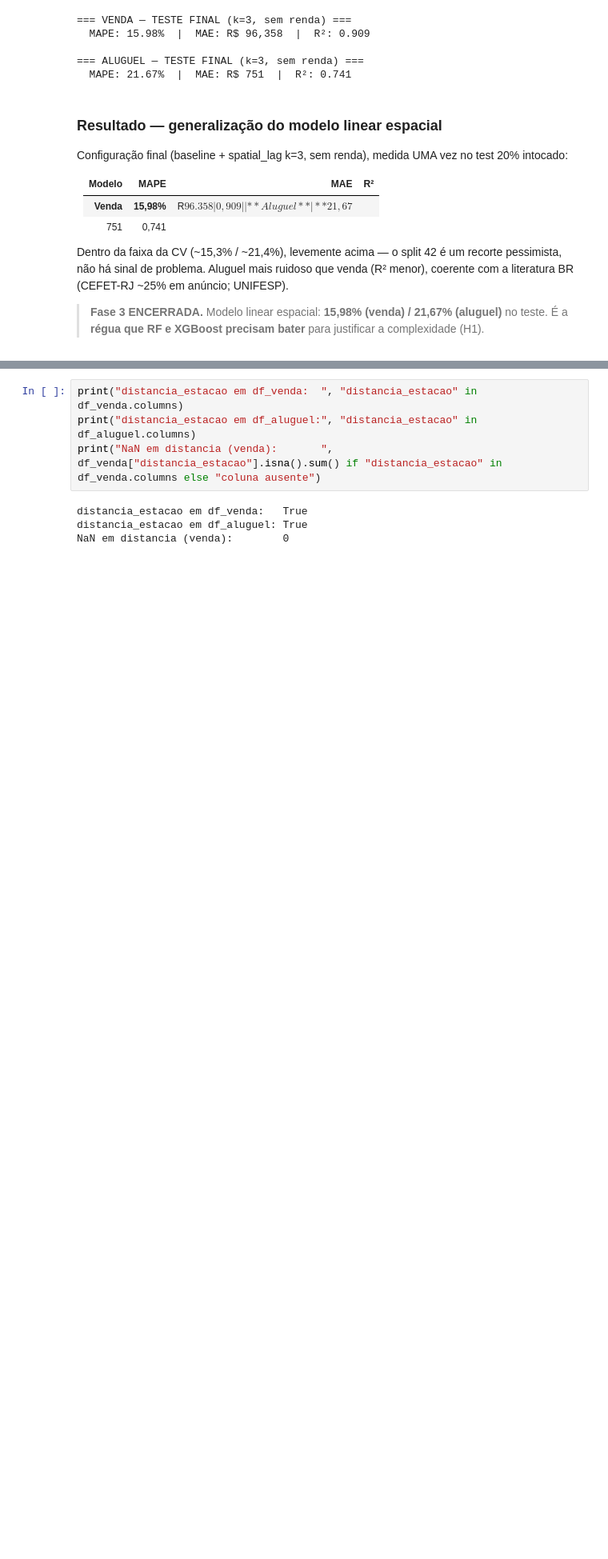
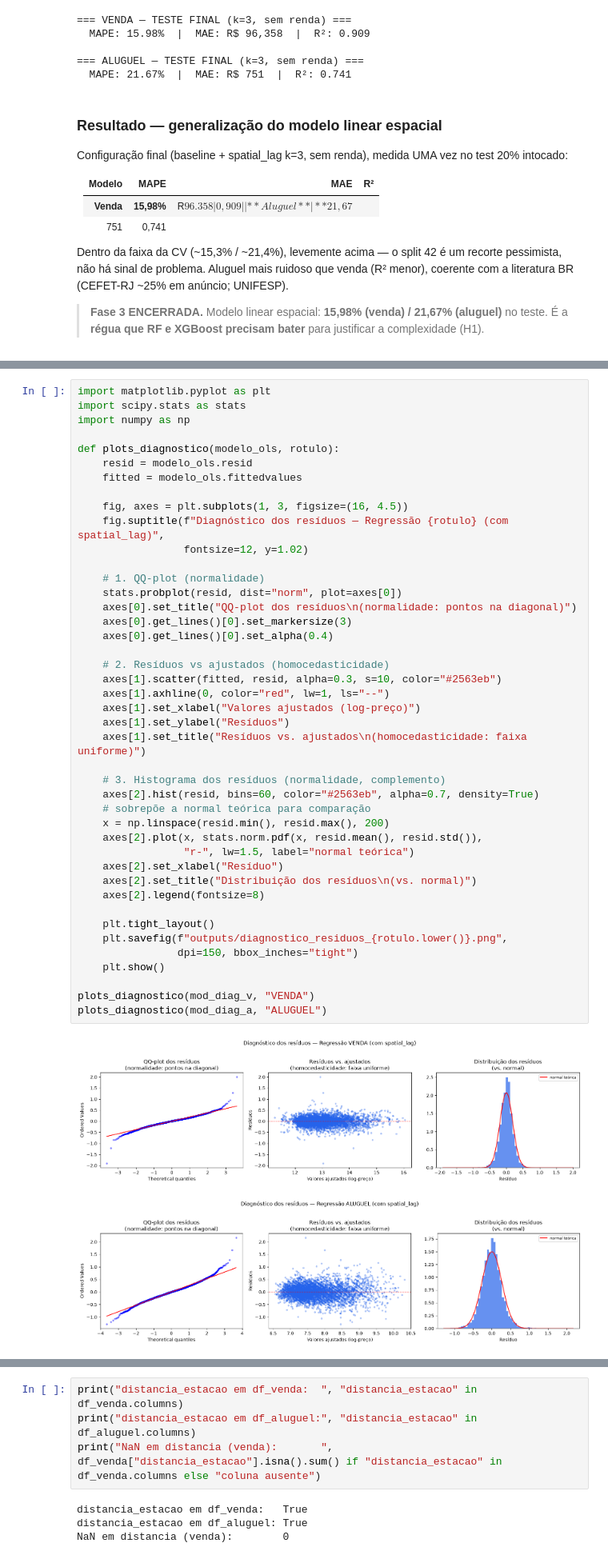
Before and after one commit to lDelmondes/avm-sao-paulo, a Jupyter notebook: 03_modelagem.ipynb, the cells around one changed output, grey strips where cells are left out. Shown at 80% size. Drawn from its saved outputs; the diff is of its cells as text; blank space fills up the shorter version.

Commit message:
Fase 5 concluída: SHAP, diagnósticos da regressão, interpretabilidade (XGBoost campeão, achados de H3)

```diff
--- a/03_modelagem.ipynb
+++ b/03_modelagem.ipynb
@@ -1106,0 +1191,46 @@ coerente com a literatura BR (CEFET-RJ ~25% em anúncio; UNIFESP).
+# %%
+import matplotlib.pyplot as plt
+import scipy.stats as stats
+import numpy as np
+
+def plots_diagnostico(modelo_ols, rotulo):
+    resid = modelo_ols.resid
+    fitted = modelo_ols.fittedvalues
+
+    fig, axes = plt.subplots(1, 3, figsize=(16, 4.5))
+    fig.suptitle(f"Diagnóstico dos resíduos — Regressão {rotulo} (com spatial_lag)",
+                 fontsize=12, y=1.02)
+
+    # 1. QQ-plot (normalidade)
+    stats.probplot(resid, dist="norm", plot=axes[0])
+    axes[0].set_title("QQ-plot dos resíduos\n(normalidade: pontos na diagonal)")
+    axes[0].get_lines()[0].set_markersize(3)
+    axes[0].get_lines()[0].set_alpha(0.4)
+
+    # 2. Resíduos vs ajustados (homocedasticidade)
+    axes[1].scatter(fitted, resid, alpha=0.3, s=10, color="#2563eb")
+    axes[1].axhline(0, color="red", lw=1, ls="--")
+    axes[1].set_xlabel("Valores ajustados (log-preço)")
+    axes[1].set_ylabel("Resíduos")
+    axes[1].set_title("Resíduos vs. ajustados\n(homocedasticidade: faixa uniforme)")
+
+    # 3. Histograma dos resíduos (normalidade, complemento)
+    axes[2].hist(resid, bins=60, color="#2563eb", alpha=0.7, density=True)
+    # sobrepõe a normal teórica para comparação
+    x = np.linspace(resid.min(), resid.max(), 200)
+    axes[2].plot(x, stats.norm.pdf(x, resid.mean(), resid.std()),
+                 "r-", lw=1.5, label="normal teórica")
+    axes[2].set_xlabel("Resíduo")
+    axes[2].set_title("Distribuição dos resíduos\n(vs. normal)")
+    axes[2].legend(fontsize=8)
+
+    plt.tight_layout()
+    plt.savefig(f"outputs/diagnostico_residuos_{rotulo.lower()}.png",
+                dpi=150, bbox_inches="tight")
+    plt.show()
+
+plots_diagnostico(mod_diag_v, "VENDA")
+plots_diagnostico(mod_diag_a, "ALUGUEL")
+# %% [output]
+[figure, added]
+[figure, added]
```
Also changed, not shown: parts of 22 cells of this notebook, 6 other files.
